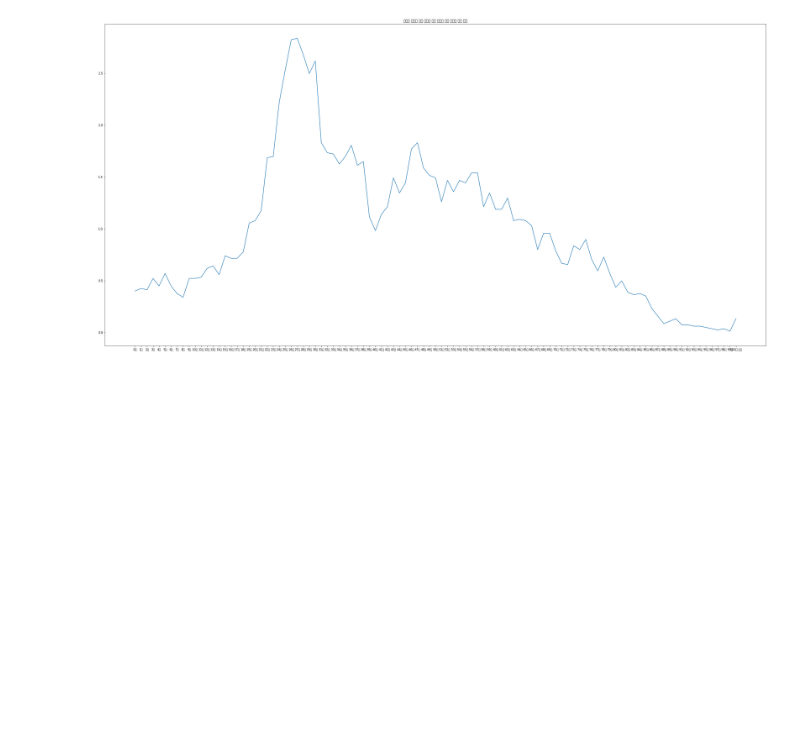
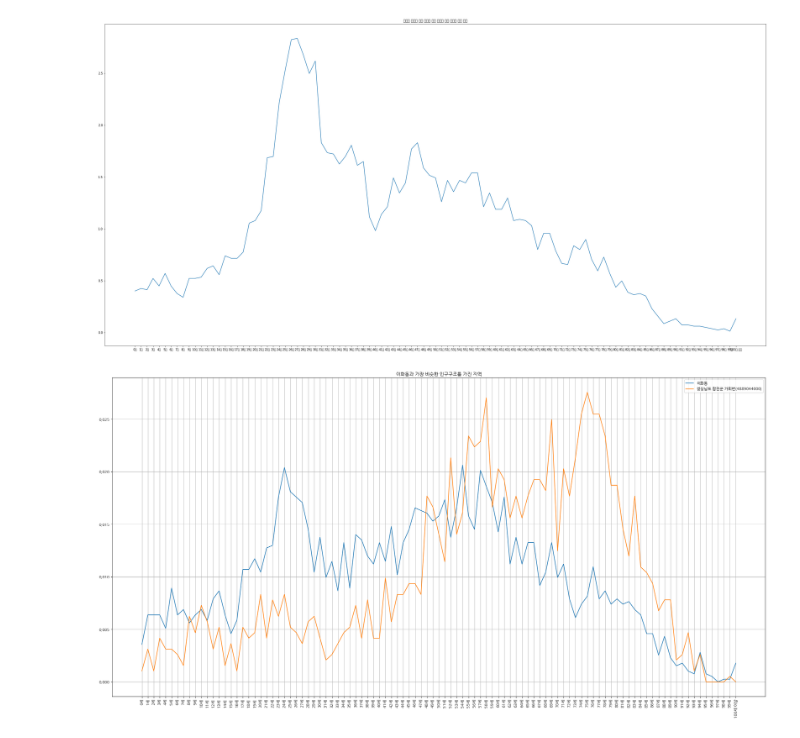
Before and after one commit to HIMMEL95/Elice, a Jupyter notebook: test.ipynb, the cells around one changed output. Cells and saved outputs as stored; diff of their text form; code cells hidden in the pictures; blank space fills up the shorter version.

```diff
--- a/test.ipynb
+++ b/test.ipynb
@@ -576,3 +576,46 @@ plt.title('궁금한 지역의 인구 구조와 가장 비슷한 인구 구조
 plt.show()
 # %% [output]
 [figure]
+# %%
+import pandas as pd
+import numpy as np
+import matplotlib.pyplot as plt
+
+df = pd.read_csv('./Data_Analysis_Project/age.csv', encoding='cp949', index_col=0)
+
+df.drop('연령구간인구수', axis=1, inplace=True)
+df = df.div(df[df.columns[0]], axis=0)
+df.drop('총인구수', axis=1, inplace=True)
+
+name = input('인구 구조가 알고 싶은 지역의 이름을 입력하세요 : ')
+mn = 1
+location = ''
+rate = 0
+
+indexs = df.index.tolist()
+values = df.values
+
+for l in df.index:
+    if name in location:
+        home = df.loc[l]
+
+for i in range(len(indexs)):
+    away = df.loc[indexs[i]]
+    s = np.sum(home - away)
+    if s < mn:
+        mn = s
+        location = indexs[i]
+        rate = away
+
+plt.figure(figsize=(30,15))
+plt.plot(home, label=name)
+plt.plot(rate, label=location)
+plt.xticks(rotation = 90)
+plt.title(name+'과 가장 비슷한 인구구조를 가진 지역')
+plt.rc('font', family='NanumGothic')
+plt.rc('font', size = 10)
+plt.grid(True)
+plt.legend()
+plt.show()
+# %% [output]
+[figure, added]
```
